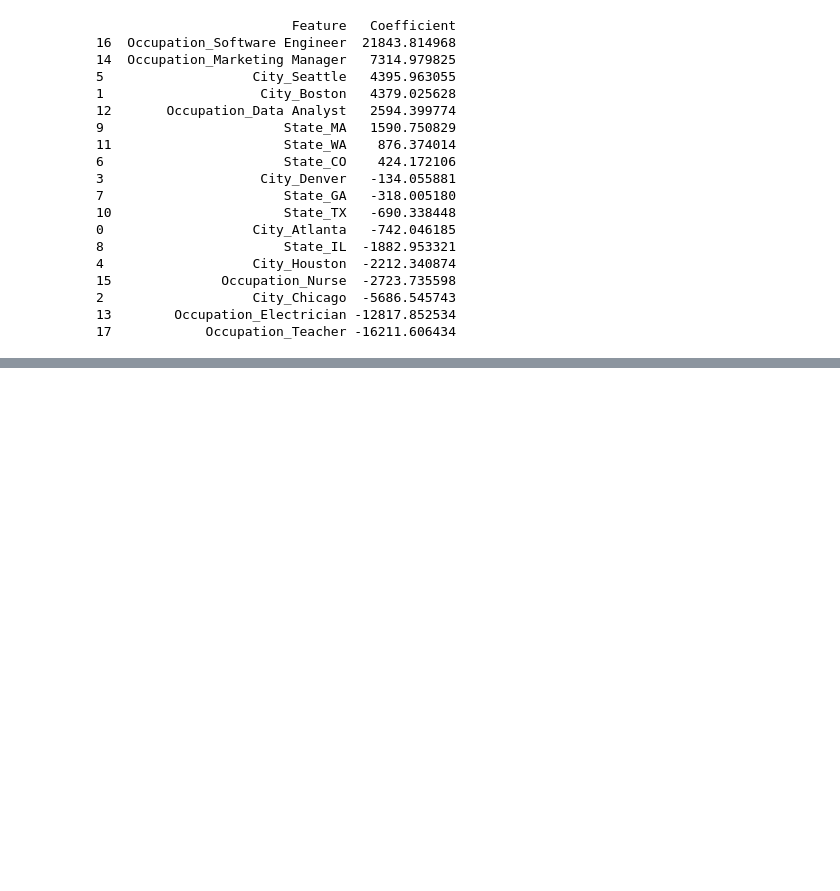
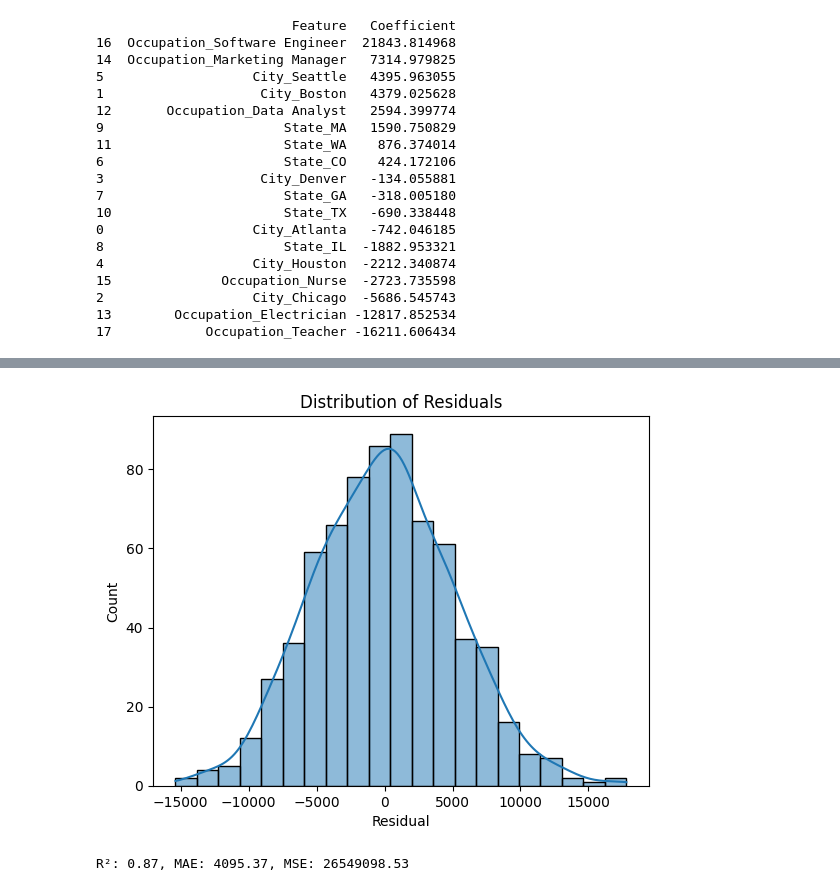
Before and after one commit to jobezking/RandomCode, a Jupyter notebook: SupervisedLearning/regression_examples/QuickLinear.ipynb, the cells around one changed output, grey strips where cells are left out. Cells and saved outputs as stored; diff of their text form; code cells hidden in the pictures; blank space fills up the shorter version.

```diff
--- a/SupervisedLearning/regression_examples/QuickLinear.ipynb
+++ b/SupervisedLearning/regression_examples/QuickLinear.ipynb
@@ -77,0 +105,17 @@ print(coef_df)
+# %%
+sns.histplot(residuals, kde=True)
+plt.title('Distribution of Residuals')
+plt.xlabel('Residual')
+plt.show()
+# %% [output]
+[figure, added]
+# %%
+from sklearn.metrics import r2_score, mean_absolute_error, mean_squared_error
+
+r2 = r2_score(y_train, model.predict(X_train))
+mae = mean_absolute_error(y_train, model.predict(X_train))
+mse = mean_squared_error(y_train, model.predict(X_train))
+
+print(f"R²: {r2:.2f}, MAE: {mae:.2f}, MSE: {mse:.2f}")
+# %% [output]
+R²: 0.87, MAE: 4095.37, MSE: 26549098.53
```
Also changed, not shown: parts of 2 cells of this notebook.
